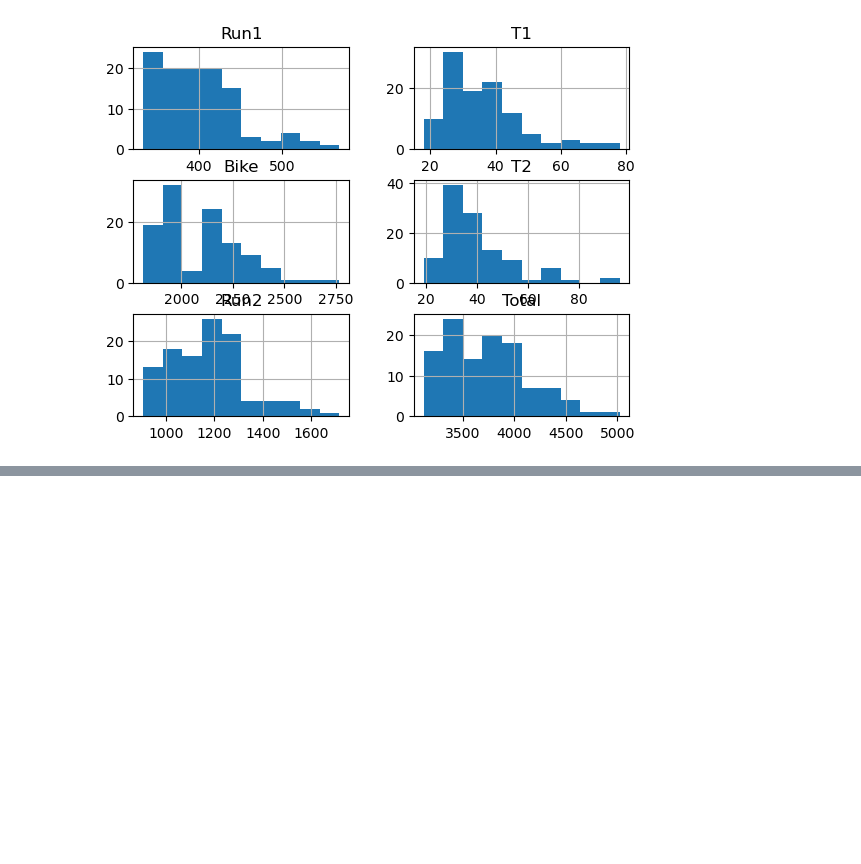
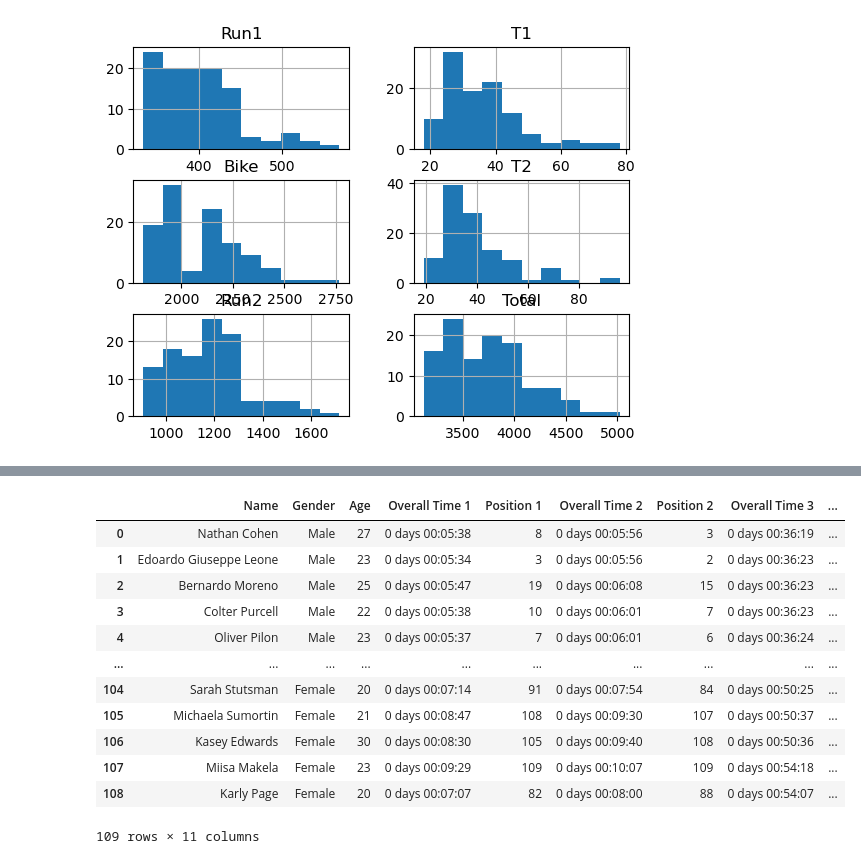
Before and after one commit to lukasrhoades/enduro-hub, a Jupyter notebook: tritonman.ipynb, the cells around one changed output, grey strips where cells are left out. Saved outputs shown, nothing was run; the diff lists cells and outputs as text; code cells hidden in the pictures; blank space fills up the shorter version.

Commit message:
working on tracking positions

```diff
--- a/tritonman.ipynb
+++ b/tritonman.ipynb
@@ -161,0 +162,38 @@ get_histograms(classic, "Male")
+# %%
+def get_position(df):
+    df = df.copy()
+    df.dropna(inplace=True)
+    df = df.astype({"Run1": "timedelta64[s]",
+                        "T1": "timedelta64[s]",
+                        "Bike": "timedelta64[s]",
+                        "T2": "timedelta64[s]",
+                        "Run2": "timedelta64[s]",
+                        "Total": "timedelta64[s]"})
+    for i, column in enumerate(df.columns[3:7]):
+        if f"Overall Time {i}" in df.columns:
+            df[f"Overall Time {i+1}"] = df[column] + df[f"Overall Time {i}"]
+        else:
+            df[f"Overall Time {i+1}"] = df[column]
+        df.sort_values(by=f"Overall Time {i+1}", inplace=True)
+        df.reset_index(drop=True, inplace=True)
+        df[f"Position {i+1}"] = df.index + 1
+    df.drop(columns=["Run1", "T1", "Bike", "T2", "Run2", "Total"], inplace=True)
+
+    return df
+
+test = get_position(dl)
+test
+# %% [output]
+|  | Name | Gender | Age | Overall Time 1 | Position 1 | Overall Time 2 | Position 2 | Overall Time 3 | ... |
+| 0 | Nathan Cohen | Male | 27 | 0 days 00:05:38 | 8 | 0 days 00:05:56 | 3 | 0 days 00:36:19 | ... |
+| 1 | Edoardo Giuseppe Leone | Male | 23 | 0 days 00:05:34 | 3 | 0 days 00:05:56 | 2 | 0 days 00:36:23 | ... |
+| 2 | Bernardo Moreno | Male | 25 | 0 days 00:05:47 | 19 | 0 days 00:06:08 | 15 | 0 days 00:36:23 | ... |
+| 3 | Colter Purcell | Male | 22 | 0 days 00:05:38 | 10 | 0 days 00:06:01 | 7 | 0 days 00:36:23 | ... |
+| 4 | Oliver Pilon | Male | 23 | 0 days 00:05:37 | 7 | 0 days 00:06:01 | 6 | 0 days 00:36:24 | ... |
+| ... | ... | ... | ... | ... | ... | ... | ... | ... | ... |
+| 104 | Sarah Stutsman | Female | 20 | 0 days 00:07:14 | 91 | 0 days 00:07:54 | 84 | 0 days 00:50:25 | ... |
+| 105 | Michaela Sumortin | Female | 21 | 0 days 00:08:47 | 108 | 0 days 00:09:30 | 107 | 0 days 00:50:37 | ... |
+| 106 | Kasey Edwards | Female | 30 | 0 days 00:08:30 | 105 | 0 days 00:09:40 | 108 | 0 days 00:50:36 | ... |
+| 107 | Miisa Makela | Female | 23 | 0 days 00:09:29 | 109 | 0 days 00:10:07 | 109 | 0 days 00:54:18 | ... |
+| 108 | Karly Page | Female | 20 | 0 days 00:07:07 | 82 | 0 days 00:08:00 | 88 | 0 days 00:54:07 | ... |
+109 rows × 11 columns
```
Also changed, not shown: parts of 2 cells of this notebook.
